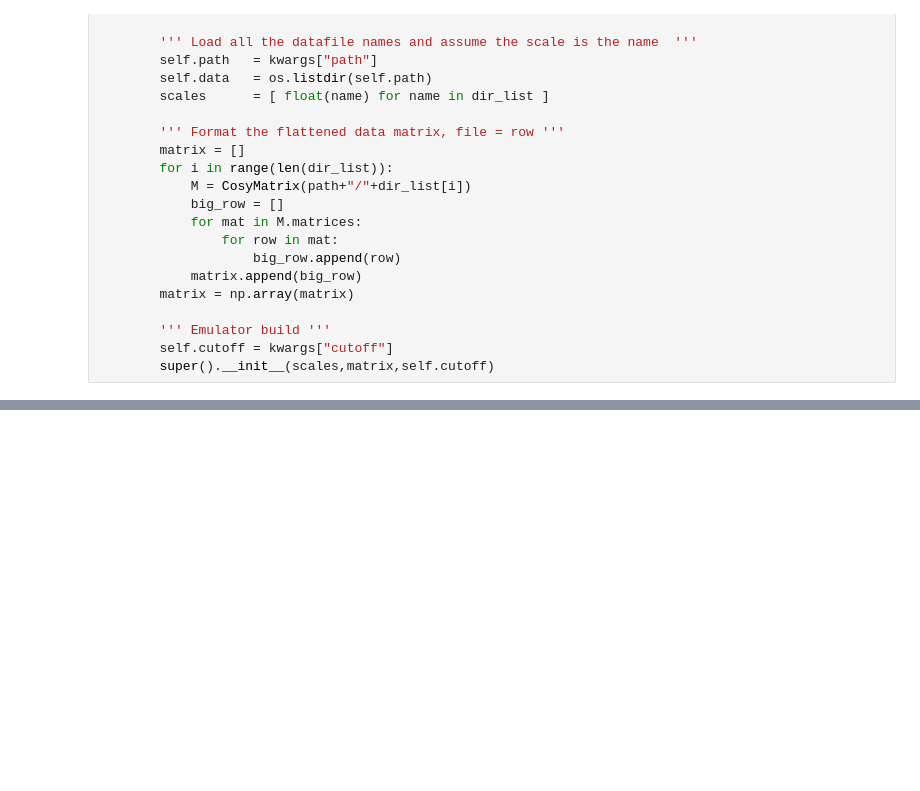
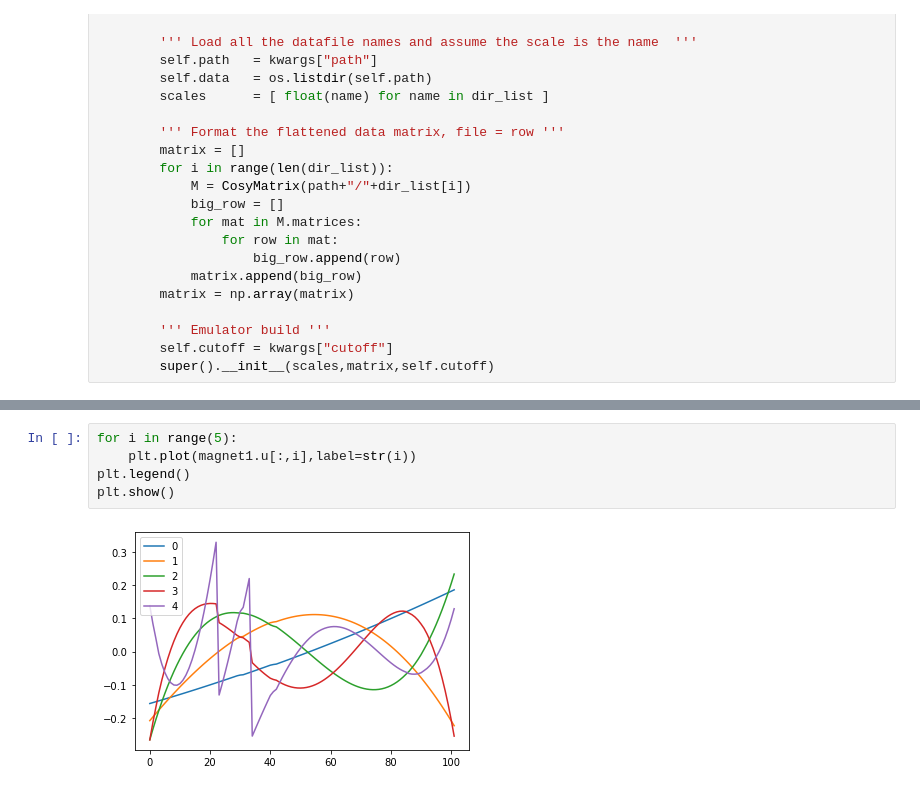
Before and after one commit to diogenes1991/RBMSecar, a Jupyter notebook: Emulator/RBM.ipynb, the cells around one changed output, grey strips where cells are left out. Cells and saved outputs as stored; diff of their text form; blank space fills up the shorter version.

```diff
--- a/Emulator/RBM.ipynb
+++ b/Emulator/RBM.ipynb
@@ -147,0 +156,7 @@ print(str(nevals),"evaluations took",time.time()-start,"seconds")
+# %%
+for i in range(5):
+    plt.plot(magnet1.u[:,i],label=str(i))
+plt.legend()
+plt.show()
+# %% [output]
+[figure, added]
```
Also changed, not shown: parts of 5 cells of this notebook, 3 other files.
